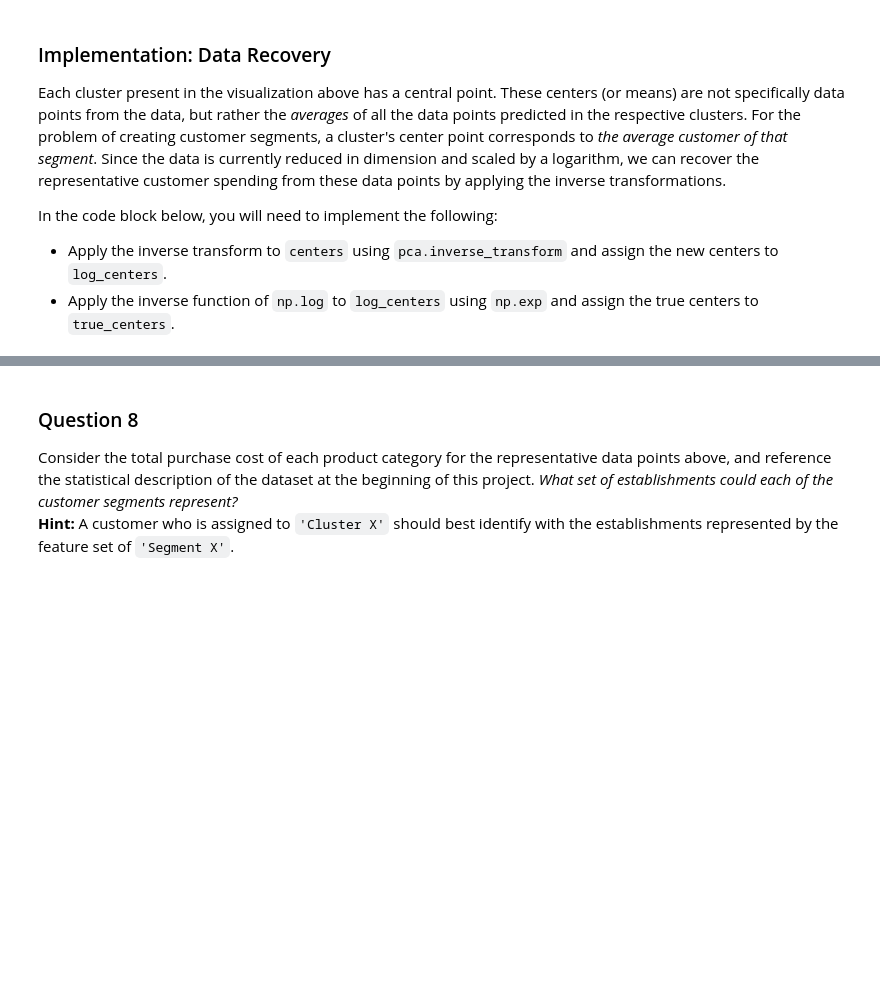
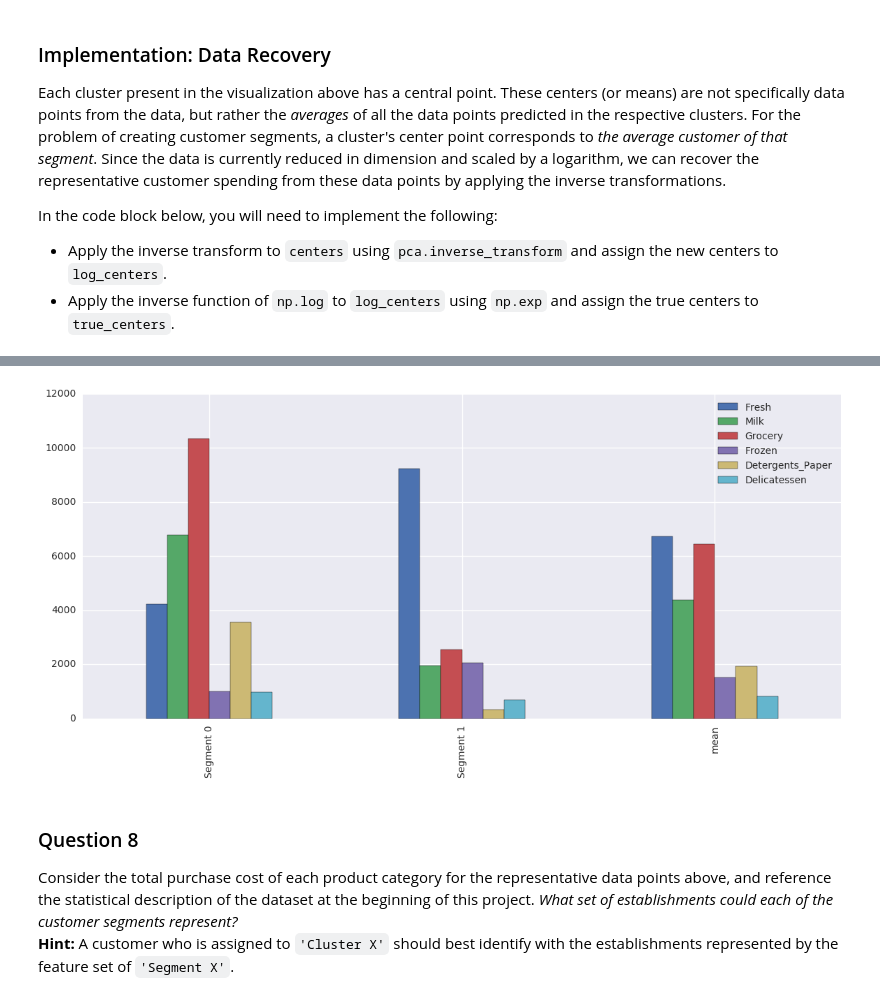
Before and after one commit to snbhanja/customer_segments, a Jupyter notebook: customer_segments.ipynb, the cells around one changed output, grey strips where cells are left out. Cells and saved outputs as stored; diff of their text form; code cells hidden in the pictures; blank space fills up the shorter version.

```diff
--- a/customer_segments.ipynb
+++ b/customer_segments.ipynb
@@ -559,3 +590,10 @@ display(true_centers)
+# %%
+# Barplot for true_centers
+true_centers_bar = true_centers.append(true_centers.describe().loc['mean'])
+#true_centers_bar.index = indices + ['mean']
+_ = true_centers_bar.plot(kind='bar', figsize=(14,6))
+# %% [output]
+[figure, added]
 # %% [markdown]
 ### Question 8
 Consider the total purchase cost of each product category for the representative data points above, and reference the statistical description of the dataset at the beginning of this project. *What set of establishments could each of the customer segments represent?*
```
Also changed, not shown: parts of 11 cells of this notebook, 1 other file.
